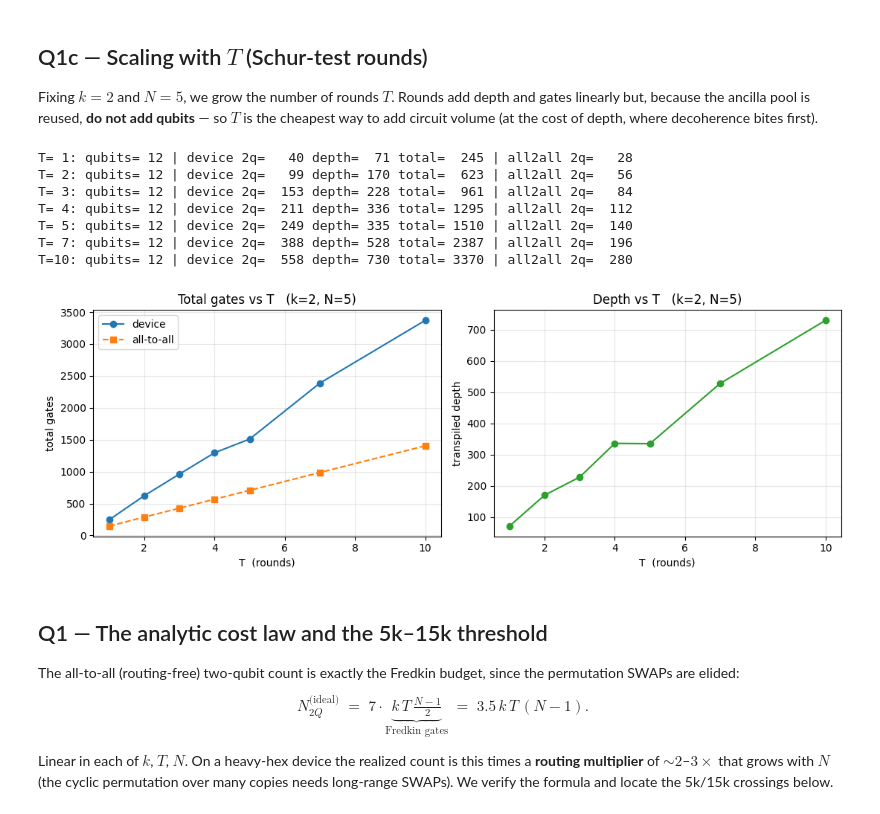
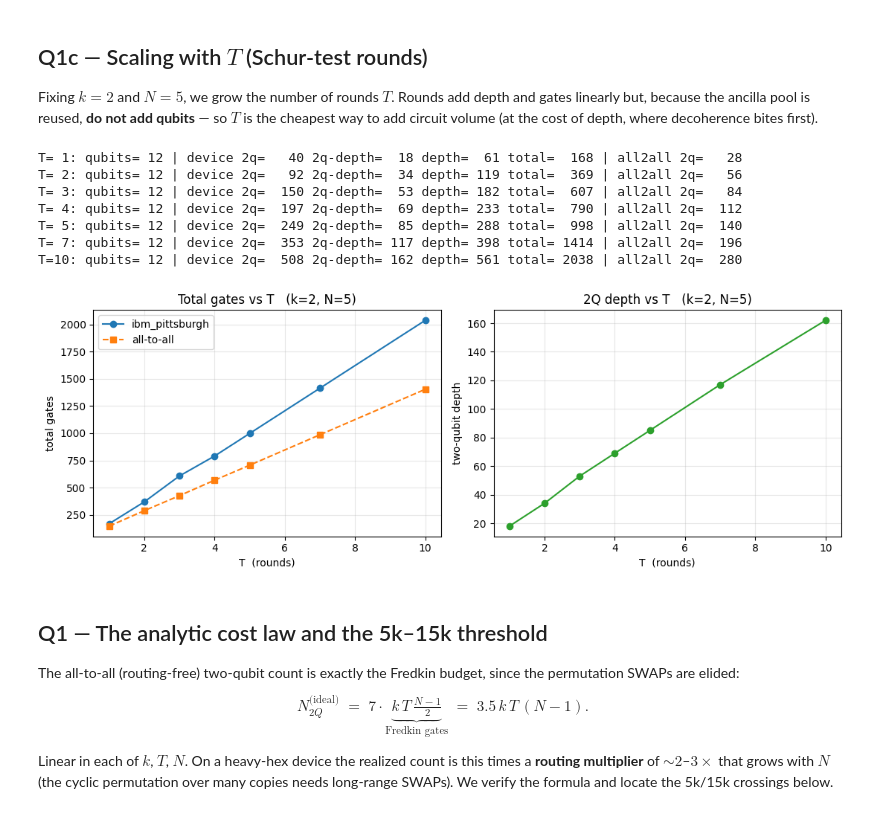
Before and after one commit to henryzou50/OQPA, a Jupyter notebook: experiments/scaling/transpile_scaling_purity_amplification.ipynb, the cells around one changed output. Drawn from its saved outputs; the diff is of its cells as text; code cells hidden in the pictures.

```diff
--- a/experiments/scaling/transpile_scaling_purity_amplification.ipynb
+++ b/experiments/scaling/transpile_scaling_purity_amplification.ipynb
@@ -264,16 +298,16 @@ for k in K_VALUES:
     b = measure(k, N_FIX, T_FIX, "basis")
     rows_k.append((k, d, b))
     print(f"k={k}: qubits={b['logical_qubits']:3d} | "
-          f"device 2q={d['two_q_gates']:5d} depth={d['depth']:4d} total={d['total_gates']:5d} | "
-          f"all2all 2q={b['two_q_gates']:5d}")
+          f"device 2q={d['two_q_gates']:5d} 2q-depth={d['two_q_depth']:4d} depth={d['depth']:4d} "
+          f"total={d['total_gates']:5d} | all2all 2q={b['two_q_gates']:5d}")
 
 fig, ax = plt.subplots(1, 2, figsize=(11, 4))
-ax[0].plot(K_VALUES, [d['two_q_gates'] for _, d, _ in rows_k], 'o-', label='device (heavy-hex)')
+ax[0].plot(K_VALUES, [d['two_q_gates'] for _, d, _ in rows_k], 'o-', label='ibm_pittsburgh')
 ax[0].plot(K_VALUES, [b['two_q_gates'] for _, _, b in rows_k], 's--', label='all-to-all (lower bnd)')
 ax[0].set_xlabel('k  (qubits in $\\rho$)'); ax[0].set_ylabel('two-qubit gates')
 ax[0].set_title(f'2Q gates vs k   (N={N_FIX}, T={T_FIX})'); ax[0].legend(); ax[0].grid(alpha=.3)
-ax[1].plot(K_VALUES, [d['depth'] for _, d, _ in rows_k], 'o-', color='C2')
-ax[1].set_xlabel('k  (qubits in $\\rho$)'); ax[1].set_ylabel('transpiled depth')
-ax[1].set_title(f'Depth vs k   (N={N_FIX}, T={T_FIX})'); ax[1].grid(alpha=.3)
+ax[1].plot(K_VALUES, [d['two_q_depth'] for _, d, _ in rows_k], 'o-', color='C2')
+ax[1].set_xlabel('k  (qubits in $\\rho$)'); ax[1].set_ylabel('two-qubit depth')
+ax[1].set_title(f'2Q depth vs k   (N={N_FIX}, T={T_FIX})'); ax[1].grid(alpha=.3)
 plt.tight_layout(); plt.savefig(os.path.join(OUTDIR, "scaling_vs_k.png"), dpi=130); plt.show()
 # %% [output]
@@ -299,17 +333,17 @@ for N in N_VALUES:
     b = measure(K_FIX, N, T_FIX2, "basis")
     rows_N.append((N, d, b))
     print(f"N={N:2d} (m-order): qubits={b['logical_qubits']:3d} | "
-          f"device 2q={d['two_q_gates']:5d} depth={d['depth']:4d} total={d['total_gates']:5d} | "
-          f"all2all 2q={b['two_q_gates']:5d}")
+          f"device 2q={d['two_q_gates']:5d} 2q-depth={d['two_q_depth']:4d} depth={d['depth']:4d} "
+          f"total={d['total_gates']:5d} | all2all 2q={b['two_q_gates']:5d}")
 
 fig, ax = plt.subplots(1, 2, figsize=(11, 4))
-ax[0].plot(N_VALUES, [d['total_gates'] for _, d, _ in rows_N], 'o-', label='device (heavy-hex)')
+ax[0].plot(N_VALUES, [d['total_gates'] for _, d, _ in rows_N], 'o-', label='ibm_pittsburgh')
 ax[0].plot(N_VALUES, [b['total_gates'] for _, _, b in rows_N], 's--', label='all-to-all (lower bnd)')
 ax[0].axhline(5000, color='r', ls=':', lw=1); ax[0].text(3, 5200, '5k', color='r')
 ax[0].axhline(15000, color='darkred', ls=':', lw=1); ax[0].text(3, 15200, '15k', color='darkred')
 ax[0].set_xlabel('N  (copies of $\\rho$)'); ax[0].set_ylabel('total gates')
 ax[0].set_title(f'Total gates vs N   (k={K_FIX}, T={T_FIX2})'); ax[0].legend(); ax[0].grid(alpha=.3)
-ax[1].plot(N_VALUES, [d['two_q_gates'] for _, d, _ in rows_N], 'o-', label='device')
+ax[1].plot(N_VALUES, [d['two_q_gates'] for _, d, _ in rows_N], 'o-', label='ibm_pittsburgh')
 ax[1].plot(N_VALUES, [b['two_q_gates'] for _, _, b in rows_N], 's--', label='all-to-all')
 ax[1].set_xlabel('N  (copies of $\\rho$)'); ax[1].set_ylabel('two-qubit gates')
 ax[1].set_title(f'2Q gates vs N   (k={K_FIX}, T={T_FIX2})'); ax[1].legend(); ax[1].grid(alpha=.3)
@@ -332,33 +366,33 @@ circuit volume (at the cost of depth, where decoherence bites first).
 # %%
 T_VALUES = [1, 2, 3, 4, 5, 7, 10]
 K_FIX3, N_FIX3 = 2, 5
 rows_T = []
 for T in T_VALUES:
     d = measure(K_FIX3, N_FIX3, T, "device")
     b = measure(K_FIX3, N_FIX3, T, "basis")
     rows_T.append((T, d, b))
     print(f"T={T:2d}: qubits={b['logical_qubits']:3d} | "
-          f"device 2q={d['two_q_gates']:5d} depth={d['depth']:4d} total={d['total_gates']:5d} | "
-          f"all2all 2q={b['two_q_gates']:5d}")
+          f"device 2q={d['two_q_gates']:5d} 2q-depth={d['two_q_depth']:4d} depth={d['depth']:4d} "
+          f"total={d['total_gates']:5d} | all2all 2q={b['two_q_gates']:5d}")
 
 fig, ax = plt.subplots(1, 2, figsize=(11, 4))
-ax[0].plot(T_VALUES, [d['total_gates'] for _, d, _ in rows_T], 'o-', label='device')
+ax[0].plot(T_VALUES, [d['total_gates'] for _, d, _ in rows_T], 'o-', label='ibm_pittsburgh')
 ax[0].plot(T_VALUES, [b['total_gates'] for _, _, b in rows_T], 's--', label='all-to-all')
 ax[0].set_xlabel('T  (rounds)'); ax[0].set_ylabel('total gates')
 ax[0].set_title(f'Total gates vs T   (k={K_FIX3}, N={N_FIX3})'); ax[0].legend(); ax[0].grid(alpha=.3)
-ax[1].plot(T_VALUES, [d['depth'] for _, d, _ in rows_T], 'o-', color='C2')
-ax[1].set_xlabel('T  (rounds)'); ax[1].set_ylabel('transpiled depth')
-ax[1].set_title(f'Depth vs T   (k={K_FIX3}, N={N_FIX3})'); ax[1].grid(alpha=.3)
+ax[1].plot(T_VALUES, [d['two_q_depth'] for _, d, _ in rows_T], 'o-', color='C2')
+ax[1].set_xlabel('T  (rounds)'); ax[1].set_ylabel('two-qubit depth')
+ax[1].set_title(f'2Q depth vs T   (k={K_FIX3}, N={N_FIX3})'); ax[1].grid(alpha=.3)
 plt.tight_layout(); plt.savefig(os.path.join(OUTDIR, "scaling_vs_T.png"), dpi=130); plt.show()
 # %% [output]
-T= 1: qubits= 12 | device 2q=   40 depth=  71 total=  245 | all2all 2q=   28
-T= 2: qubits= 12 | device 2q=   99 depth= 170 total=  623 | all2all 2q=   56
-T= 3: qubits= 12 | device 2q=  153 depth= 228 total=  961 | all2all 2q=   84
-T= 4: qubits= 12 | device 2q=  211 depth= 336 total= 1295 | all2all 2q=  112
-T= 5: qubits= 12 | device 2q=  249 depth= 335 total= 1510 | all2all 2q=  140
-T= 7: qubits= 12 | device 2q=  388 depth= 528 total= 2387 | all2all 2q=  196
-T=10: qubits= 12 | device 2q=  558 depth= 730 total= 3370 | all2all 2q=  280
+T= 1: qubits= 12 | device 2q=   40 2q-depth=  18 depth=  61 total=  168 | all2all 2q=   28
+T= 2: qubits= 12 | device 2q=   92 2q-depth=  34 depth= 119 total=  369 | all2all 2q=   56
+T= 3: qubits= 12 | device 2q=  150 2q-depth=  53 depth= 182 total=  607 | all2all 2q=   84
+T= 4: qubits= 12 | device 2q=  197 2q-depth=  69 depth= 233 total=  790 | all2all 2q=  112
+T= 5: qubits= 12 | device 2q=  249 2q-depth=  85 depth= 288 total=  998 | all2all 2q=  140
+T= 7: qubits= 12 | device 2q=  353 2q-depth= 117 depth= 398 total= 1414 | all2all 2q=  196
+T=10: qubits= 12 | device 2q=  508 2q-depth= 162 depth= 561 total= 2038 | all2all 2q=  280
-[figure, old version]
+[figure, new version]
 # %% [markdown]
 ## Q1 — The analytic cost law and the 5k–15k threshold
 
```
Also changed, not shown: parts of 10 cells of this notebook, 15 other files.
